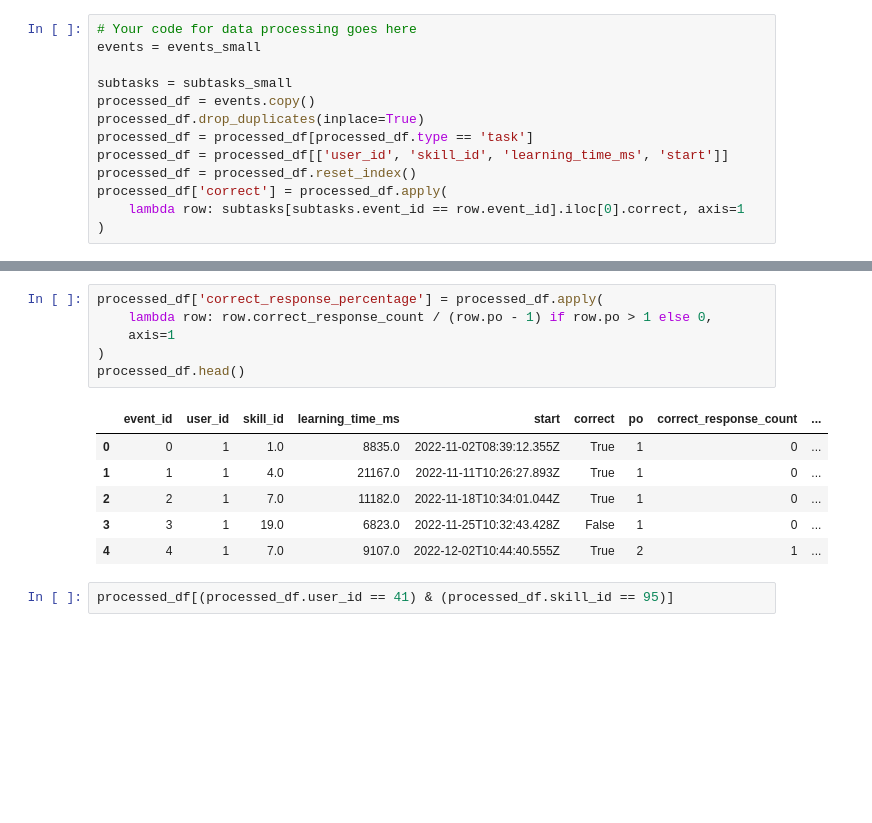
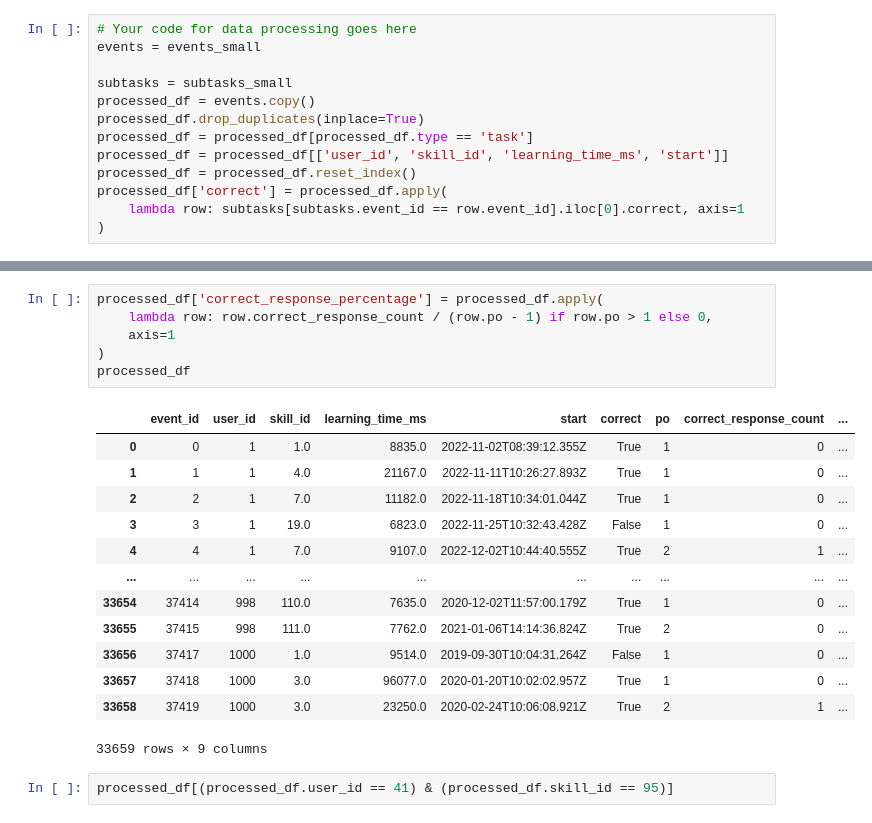
Before and after one commit to odudler/mlbd2023, a Jupyter notebook: m4_calcularis_report.ipynb, the cells around one changed output, grey strips where cells are left out. Saved outputs shown, nothing was run; the diff lists cells and outputs as text; blank space fills up the shorter version.

```diff
--- a/m4_calcularis_report.ipynb
+++ b/m4_calcularis_report.ipynb
@@ -85,16 +100,23 @@ processed_df.head()
 # %%
 processed_df['correct_response_percentage'] = processed_df.apply(
     lambda row: row.correct_response_count / (row.po - 1) if row.po > 1 else 0,
     axis=1
 )
-processed_df.head()
+processed_df
 # %% [output]
 |  | event_id | user_id | skill_id | learning_time_ms | start | correct | po | correct_response_count | ... |
 | 0 | 0 | 1 | 1.0 | 8835.0 | 2022-11-02T08:39:12.355Z | True | 1 | 0 | ... |
 | 1 | 1 | 1 | 4.0 | 21167.0 | 2022-11-11T10:26:27.893Z | True | 1 | 0 | ... |
 | 2 | 2 | 1 | 7.0 | 11182.0 | 2022-11-18T10:34:01.044Z | True | 1 | 0 | ... |
 | 3 | 3 | 1 | 19.0 | 6823.0 | 2022-11-25T10:32:43.428Z | False | 1 | 0 | ... |
 | 4 | 4 | 1 | 7.0 | 9107.0 | 2022-12-02T10:44:40.555Z | True | 2 | 1 | ... |
+| ... | ... | ... | ... | ... | ... | ... | ... | ... | ... |
+| 33654 | 37414 | 998 | 110.0 | 7635.0 | 2020-12-02T11:57:00.179Z | True | 1 | 0 | ... |
+| 33655 | 37415 | 998 | 111.0 | 7762.0 | 2021-01-06T14:14:36.824Z | True | 2 | 0 | ... |
+| 33656 | 37417 | 1000 | 1.0 | 9514.0 | 2019-09-30T10:04:31.264Z | False | 1 | 0 | ... |
+| 33657 | 37418 | 1000 | 3.0 | 96077.0 | 2020-01-20T10:02:02.957Z | True | 1 | 0 | ... |
+| 33658 | 37419 | 1000 | 3.0 | 23250.0 | 2020-02-24T10:06:08.921Z | True | 2 | 1 | ... |
+33659 rows × 9 columns
 # %%
 processed_df[(processed_df.user_id == 41) & (processed_df.skill_id == 95)]
 # %% [output]
```
Also changed, not shown: parts of 12 cells of this notebook.
